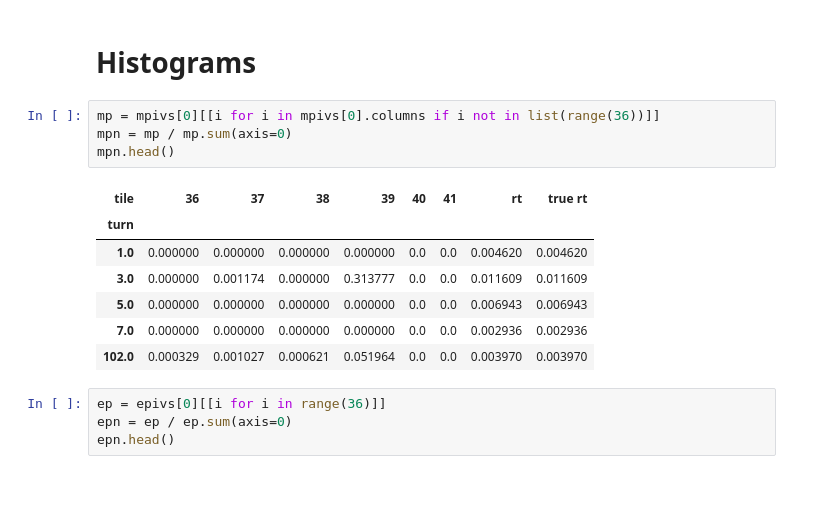
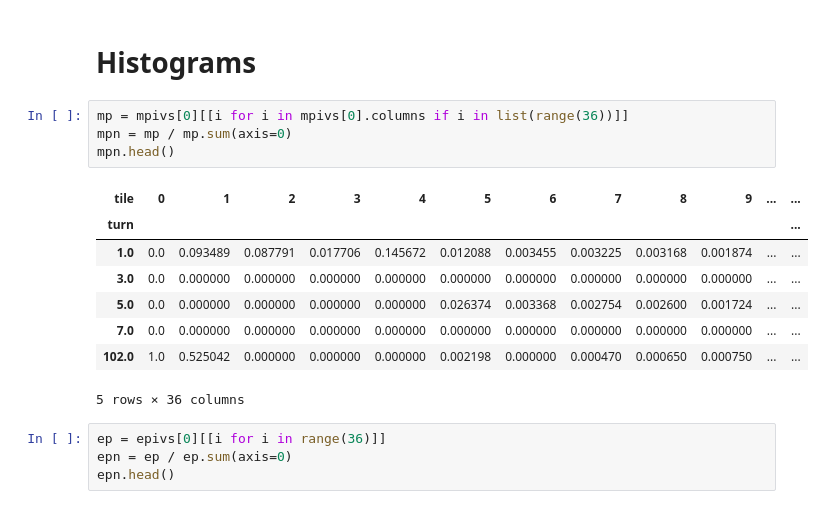
Before and after one commit to galbiati/mnk-cleaning-analysis, a Jupyter notebook: 2_eye/FINAL.ipynb, the cells around one changed output. Drawn from its saved outputs; the diff is of its cells as text.

```diff
--- a/2_eye/FINAL.ipynb
+++ b/2_eye/FINAL.ipynb
@@ -318,17 +369,18 @@ for i in range(len(mpivs)):
 # %% [markdown]
 # Histograms
 # %%
-mp = mpivs[0][[i for i in mpivs[0].columns if i not in list(range(36))]]
+mp = mpivs[0][[i for i in mpivs[0].columns if i in list(range(36))]]
 mpn = mp / mp.sum(axis=0)
 mpn.head()
 # %% [output]
-| tile | 36 | 37 | 38 | 39 | 40 | 41 | rt | true rt |
-| turn |  |  |  |  |  |  |  |  |
-| 1.0 | 0.000000 | 0.000000 | 0.000000 | 0.000000 | 0.0 | 0.0 | 0.004620 | 0.004620 |
-| 3.0 | 0.000000 | 0.001174 | 0.000000 | 0.313777 | 0.0 | 0.0 | 0.011609 | 0.011609 |
-| 5.0 | 0.000000 | 0.000000 | 0.000000 | 0.000000 | 0.0 | 0.0 | 0.006943 | 0.006943 |
-| 7.0 | 0.000000 | 0.000000 | 0.000000 | 0.000000 | 0.0 | 0.0 | 0.002936 | 0.002936 |
-| 102.0 | 0.000329 | 0.001027 | 0.000621 | 0.051964 | 0.0 | 0.0 | 0.003970 | 0.003970 |
+| tile | 0 | 1 | 2 | 3 | 4 | 5 | 6 | 7 | 8 | 9 | ... | ... |
+| turn |  |  |  |  |  |  |  |  |  |  |  | ... |
+| 1.0 | 0.0 | 0.093489 | 0.087791 | 0.017706 | 0.145672 | 0.012088 | 0.003455 | 0.003225 | 0.003168 | 0.001874 | ... | ... |
+| 3.0 | 0.0 | 0.000000 | 0.000000 | 0.000000 | 0.000000 | 0.000000 | 0.000000 | 0.000000 | 0.000000 | 0.000000 | ... | ... |
+| 5.0 | 0.0 | 0.000000 | 0.000000 | 0.000000 | 0.000000 | 0.026374 | 0.003368 | 0.002754 | 0.002600 | 0.001724 | ... | ... |
+| 7.0 | 0.0 | 0.000000 | 0.000000 | 0.000000 | 0.000000 | 0.000000 | 0.000000 | 0.000000 | 0.000000 | 0.000000 | ... | ... |
+| 102.0 | 1.0 | 0.525042 | 0.000000 | 0.000000 | 0.000000 | 0.002198 | 0.000000 | 0.000470 | 0.000650 | 0.000750 | ... | ... |
+5 rows × 36 columns
 # %%
 ep = epivs[0][[i for i in range(36)]]
 epn = ep / ep.sum(axis=0)
```
Also changed, not shown: parts of 13 cells of this notebook, 5 other files.
